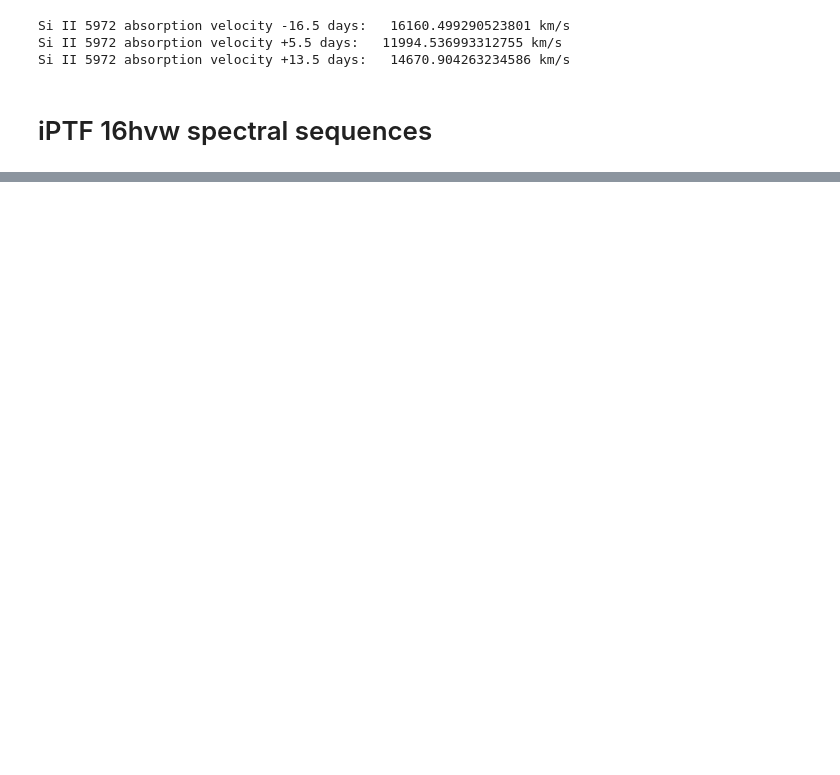
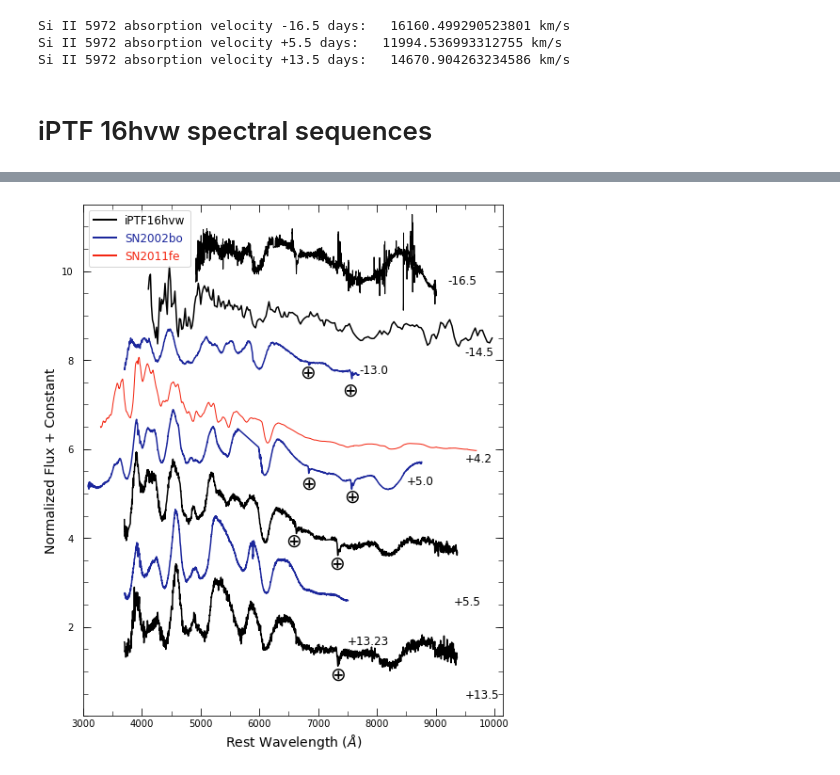
Before and after one commit to adamamiller/iptf16hvw-1, a Jupyter notebook: Spectral Analysis - iPTF16hvw.ipynb, the cells around one changed output, grey strips where cells are left out. Drawn from its saved outputs; the diff is of its cells as text; code cells hidden in the pictures; blank space fills up the shorter version.

```diff
--- a/Spectral Analysis - iPTF16hvw.ipynb
+++ b/Spectral Analysis - iPTF16hvw.ipynb
@@ -667,0 +642,90 @@ plt.show()
+# %%
+f, ax = plt.subplots(figsize=(8,10))
+
+plt.ylabel('Normalized Flux + Constant', fontsize=14)
+plt.xlabel('Rest Wavelength ($\AA$)', fontsize=14)
+
+#plot phase = -16.5
+plt.plot(hvw1_wavelength, hvw1_flux + 9.2, color='black', lw=1 , label="iPTF16hvw")
+plt.text(9200, 9.7, "-16.5", fontsize=12)
+
+
+
+#SN2002bo
+Fig1_2002bo_trimmed = Trim(Fig1_2002bo, 3700, 10000)
+#plot phase = -13
+plt.plot(Fig1_2002bo_trimmed['Wavelength'], Fig1_2002bo_trimmed['Flux'] + 7.4, color='#1c279c' ,lw=1.5, label='SN2002bo')
+plt.text(7700, 7.7, "-13.0", fontsize=12, color='black')
+
+
+#plot phase = 4.2
+plt.plot(Comp_2011fe1.data['Wavelength'], Comp_2011fe1.data['Flux'] +5.9, color='#f32612', lw=1, label='SN2011fe')
+plt.text(9500, 5.7, "+4.2", fontsize=12, color='black')
+leg = ax.legend(loc=2, fontsize=12)
+for line in leg.get_lines():
+    line.set_linewidth(2.0)
+
+labels = leg.get_texts()
+labels[1].set_color('#1c279c')
+labels[2].set_color('#f32612')
+#plt.legend(loc=2)
+#iPTF16hvw
+
+
+
+#plot phase = -14.5
+hvw2_trimmed = Trim(iPTF16hvw.spectra[1], 4100, 10000)
+plt.plot(hvw2_trimmed['Wavelength'], hvw2_trimmed['Flux'] + 8.2, color='black', lw=1.5)
+plt.text(9500, 8.1 , "-14.5", fontsize=12)
+
+#plot phase = +5.5
+
+hvw3_trimmed = Trim(iPTF16hvw.spectra[2], 3700, 10000)
+plt.plot(hvw3_trimmed['Wavelength'], hvw3_trimmed['Flux'] + 3.5, color='black', lw=1.5)
+plt.text(9300, 2.5, "+5.5", fontsize=12)
+
+#plot phase = +13.5
+hvw4_trimmed = Trim(iPTF16hvw.spectra[3], 3700, 10000)
+
+plt.plot(hvw4_trimmed['Wavelength'], hvw4_trimmed['Flux']+1 , color='black', lw=1.5 )
+plt.text(9500, .4, "+13.5", fontsize=12)
+
+
+
+
+#plot phase = 5
+plt.plot(Comp_2002bo1.data['Wavelength'], Comp_2002bo1.data['Flux'] + 5, color='#1c279c' , lw=1.5)
+plt.text(8500, 5.2, "+5.0", fontsize=12, color='black')
+
+#plot phase = 13
+plt.plot(Comp_2002bo2.data['Wavelength'], Comp_2002bo2.data['Flux'] +2.3, color='#1c279c', lw=1.5)
+plt.text(7500, 1.6, "+13.23", fontsize=12, color='black')
+
+#include note of atmospheric absorption lines
+plt.text(7430, 4.8 , '$\oplus$', fontsize = 20)
+plt.text(6700, 5.1 , '$\oplus$', fontsize = 20)
+plt.text(7180, 3.3 , '$\oplus$', fontsize = 20)
+plt.text(7200, .8 , '$\oplus$', fontsize = 20)
+plt.text(7400,7.2 , '$\oplus$', fontsize = 20)
+plt.text(6690,7.6 , '$\oplus$', fontsize = 20)
+plt.text(6450,3.8, '$\oplus$', fontsize = 20)
+
+xticks = np.linspace(3500, 9500, 7)
+yticks = np.linspace(0, 11, 23)
+
+plt.xlim([3000, 10150])
+plt.ylim([0,11.5])
+plt.tick_params(direction="in" ,length=8,top=True, right=True,which='major' )
+ax.tick_params(axis='y', pad=10)
+ax.set_xticks(xticks, minor=True)
+
+locs, labels = plt.yticks()
+plt.yticks([2,4,6,8,10])
+
+ax.set_yticks(yticks,  minor=True)
+#ax.set_yticklabels()
+plt.tick_params(direction="in" ,length=5,top=True, right=True,which='minor' )
+plt.savefig('../paper/figures/figure1.pdf')
+plt.show()
+# %% [output]
+[figure, added]
```
Also changed, not shown: parts of 14 cells of this notebook, 1 other file.
